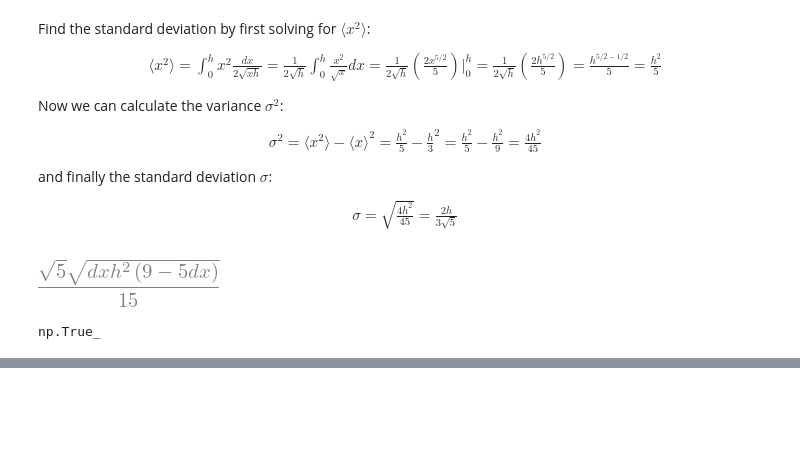
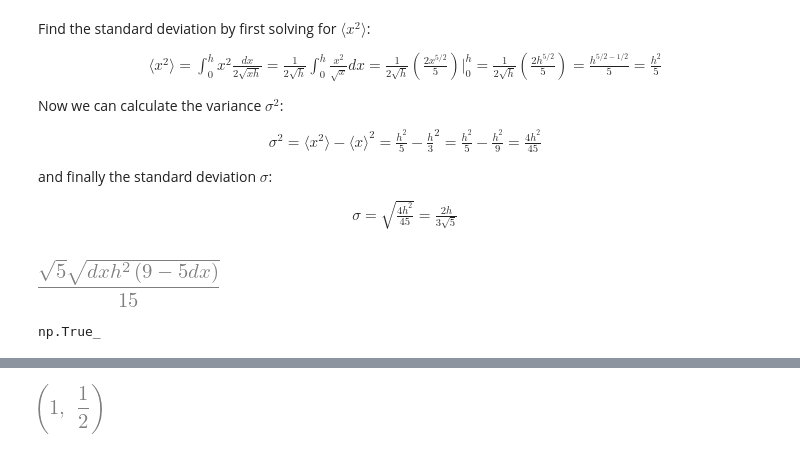
Before and after one commit to Artuk009/QuantumMechanics, a Jupyter notebook: IntroductionToQuantumMechanics/Chapter_01.ipynb, the cells around one changed output, grey strips where cells are left out. Drawn from its saved outputs; the diff is of its cells as text; code cells hidden in the pictures; blank space fills up the shorter version.

```diff
--- a/IntroductionToQuantumMechanics/Chapter_01.ipynb
+++ b/IntroductionToQuantumMechanics/Chapter_01.ipynb
@@ -249,0 +327,6 @@ A(b-x)/(b-a) & a\leq x\leq b \\
+# %%
+# Turn the expression into a function with b as the input
+f = sp.lambdify(b,integral_0toa)
+f(a),f(2*a)
+# %% [output]
+[figure, added]
```
Also changed, not shown: parts of 10 cells of this notebook.
